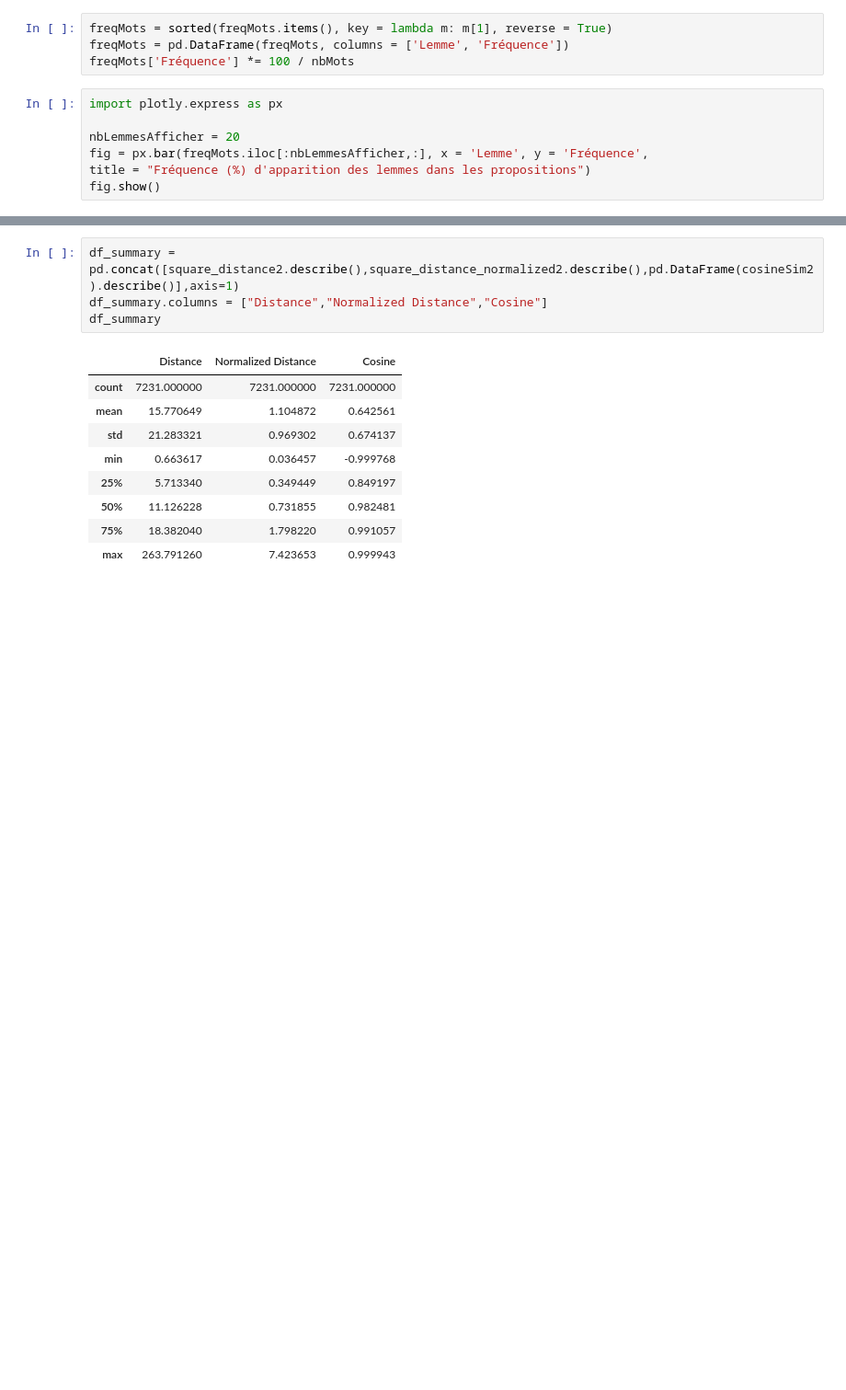
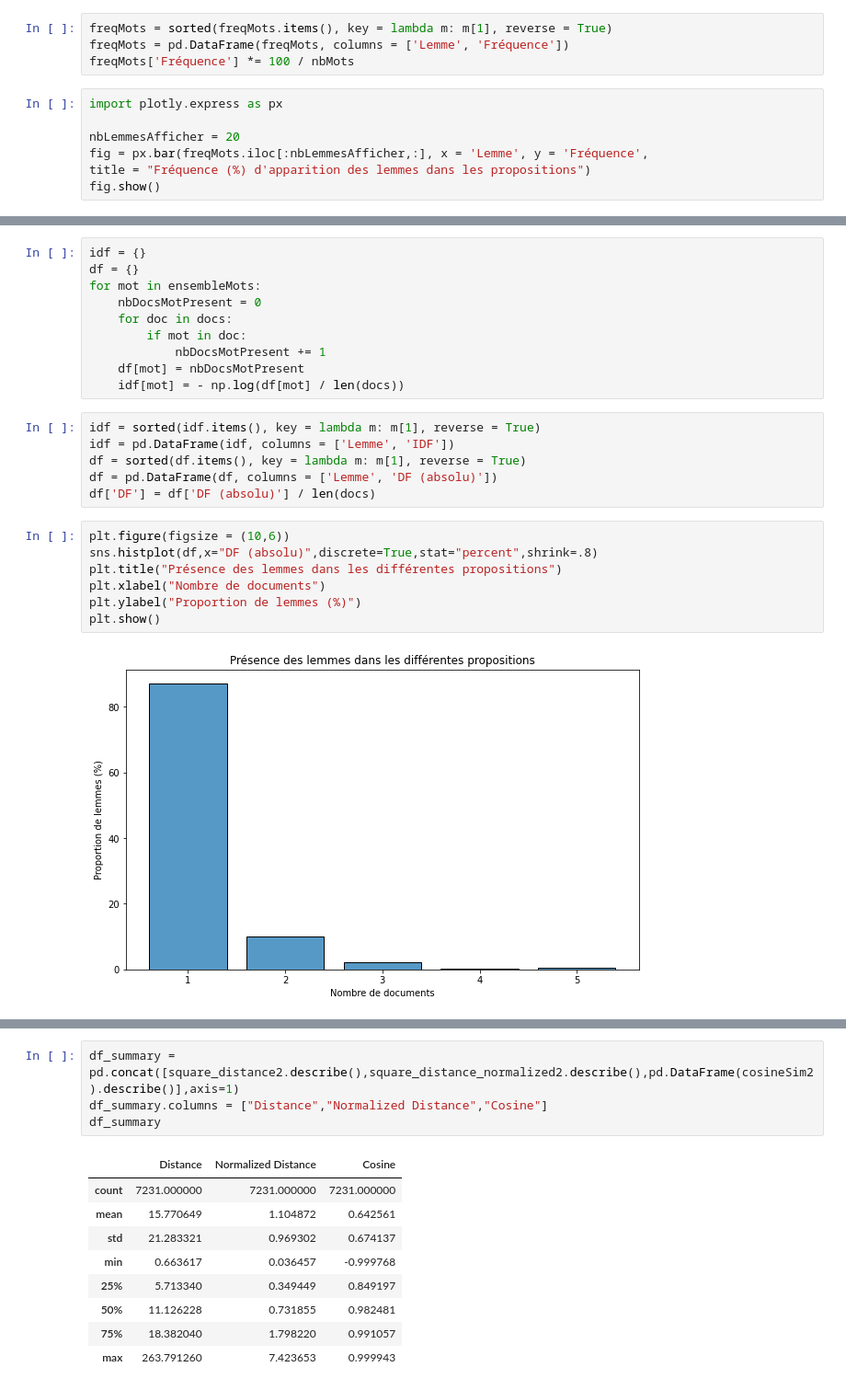
Before and after one commit to dmkant/projet-statistique-2022, a Jupyter notebook: word_embedding/comparison_best_model.ipynb, the cells around one changed output, grey strips where cells are left out. Shown at 92% size. Cells and saved outputs as stored; diff of their text form; blank space fills up the shorter version.

```diff
--- a/word_embedding/comparison_best_model.ipynb
+++ b/word_embedding/comparison_best_model.ipynb
@@ -205,0 +215,25 @@ plt.show()
+# %%
+idf = {}
+df = {}
+for mot in ensembleMots:
+    nbDocsMotPresent = 0
+    for doc in docs:
+        if mot in doc:
+            nbDocsMotPresent += 1
+    df[mot] = nbDocsMotPresent
+    idf[mot] = - np.log(df[mot] / len(docs))
+# %%
+idf = sorted(idf.items(), key = lambda m: m[1], reverse = True)
+idf = pd.DataFrame(idf, columns = ['Lemme', 'IDF'])
+df = sorted(df.items(), key = lambda m: m[1], reverse = True)
+df = pd.DataFrame(df, columns = ['Lemme', 'DF (absolu)'])
+df['DF'] = df['DF (absolu)'] / len(docs)
+# %%
+plt.figure(figsize = (10,6))
+sns.histplot(df,x="DF (absolu)",discrete=True,stat="percent",shrink=.8)
+plt.title("Présence des lemmes dans les différentes propositions")
+plt.xlabel("Nombre de documents")
+plt.ylabel("Proportion de lemmes (%)")
+plt.show()
+# %% [output]
+[figure, added]
```
Also changed, not shown: parts of 3 cells of this notebook, 1 other file.
